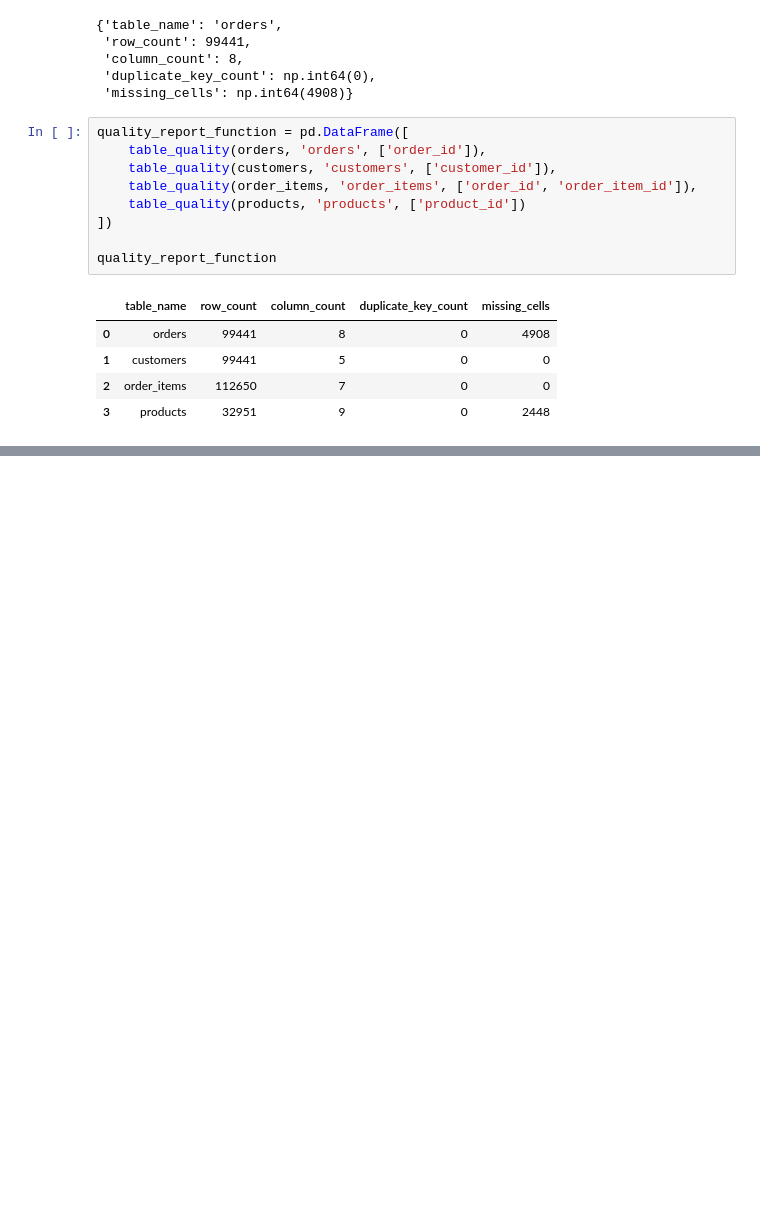
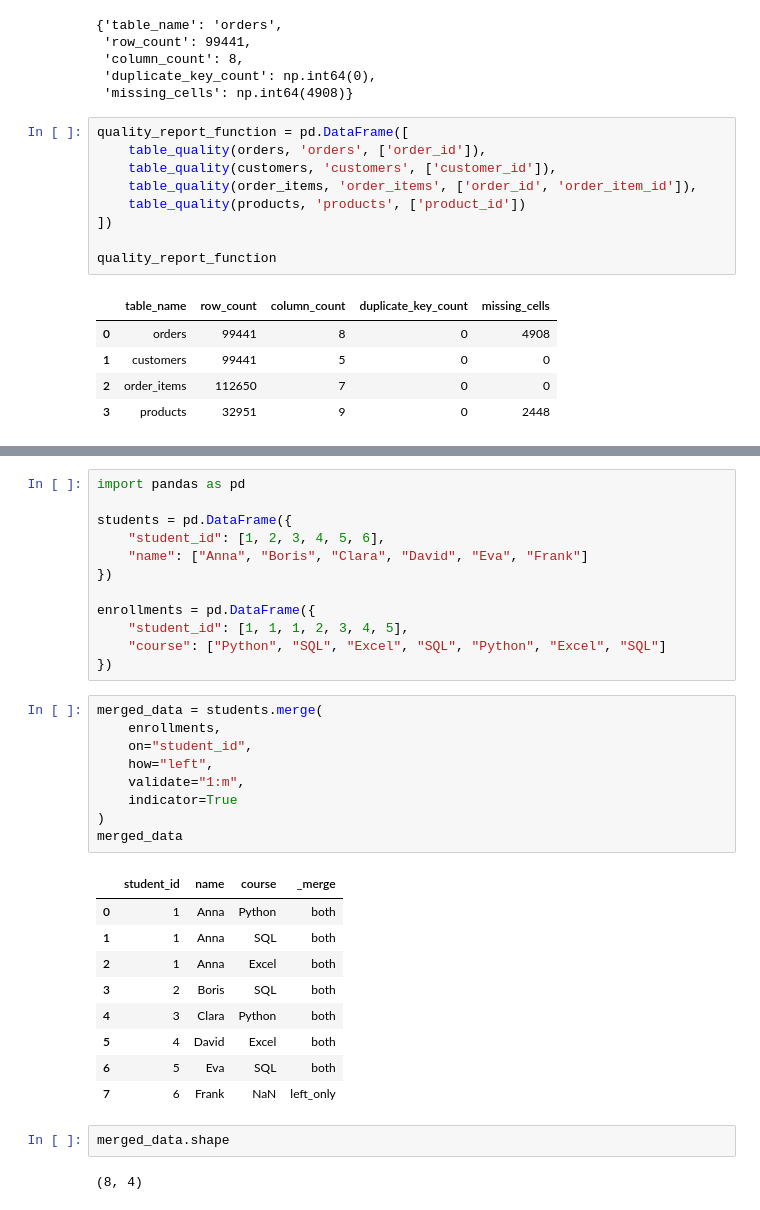
Before and after one commit to GlebUstynov/olist-ecommerce-analysis, a Jupyter notebook: week3_pandas_quality_final.ipynb, the cells around one changed output, grey strips where cells are left out. Cells and saved outputs as stored; diff of their text form; blank space fills up the shorter version.

Commit message:
Update Week 3 SQL and Pandas analysis

```diff
--- a/week3_pandas_quality.ipynb
+++ b/week3_pandas_quality_final.ipynb
@@ -1005,0 +1167,35 @@ quality_report_function
+# %%
+import pandas as pd
+
+students = pd.DataFrame({
+    "student_id": [1, 2, 3, 4, 5, 6],
+    "name": ["Anna", "Boris", "Clara", "David", "Eva", "Frank"]
+})
+
+enrollments = pd.DataFrame({
+    "student_id": [1, 1, 1, 2, 3, 4, 5],
+    "course": ["Python", "SQL", "Excel", "SQL", "Python", "Excel", "SQL"]
+})
+# %%
+merged_data = students.merge(
+    enrollments,
+    on="student_id",
+    how="left",
+    validate="1:m",
+    indicator=True
+)
+merged_data
+# %% [output]
+|  | student_id | name | course | _merge |
+| 0 | 1 | Anna | Python | both |
+| 1 | 1 | Anna | SQL | both |
+| 2 | 1 | Anna | Excel | both |
+| 3 | 2 | Boris | SQL | both |
+| 4 | 3 | Clara | Python | both |
+| 5 | 4 | David | Excel | both |
+| 6 | 5 | Eva | SQL | both |
+| 7 | 6 | Frank | NaN | left_only |
+# %%
+merged_data.shape
+# %% [output]
+(8, 4)
```
Also changed, not shown: parts of 22 cells of this notebook, 2 other files.
